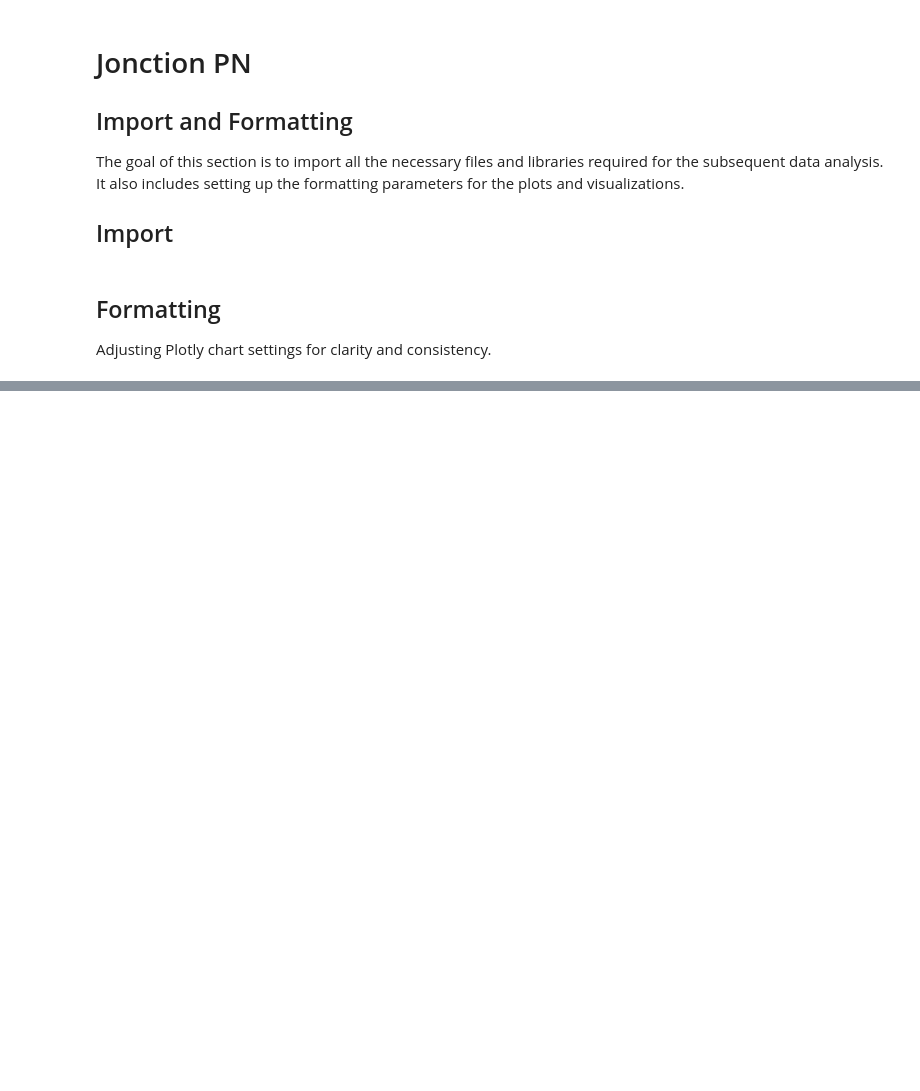
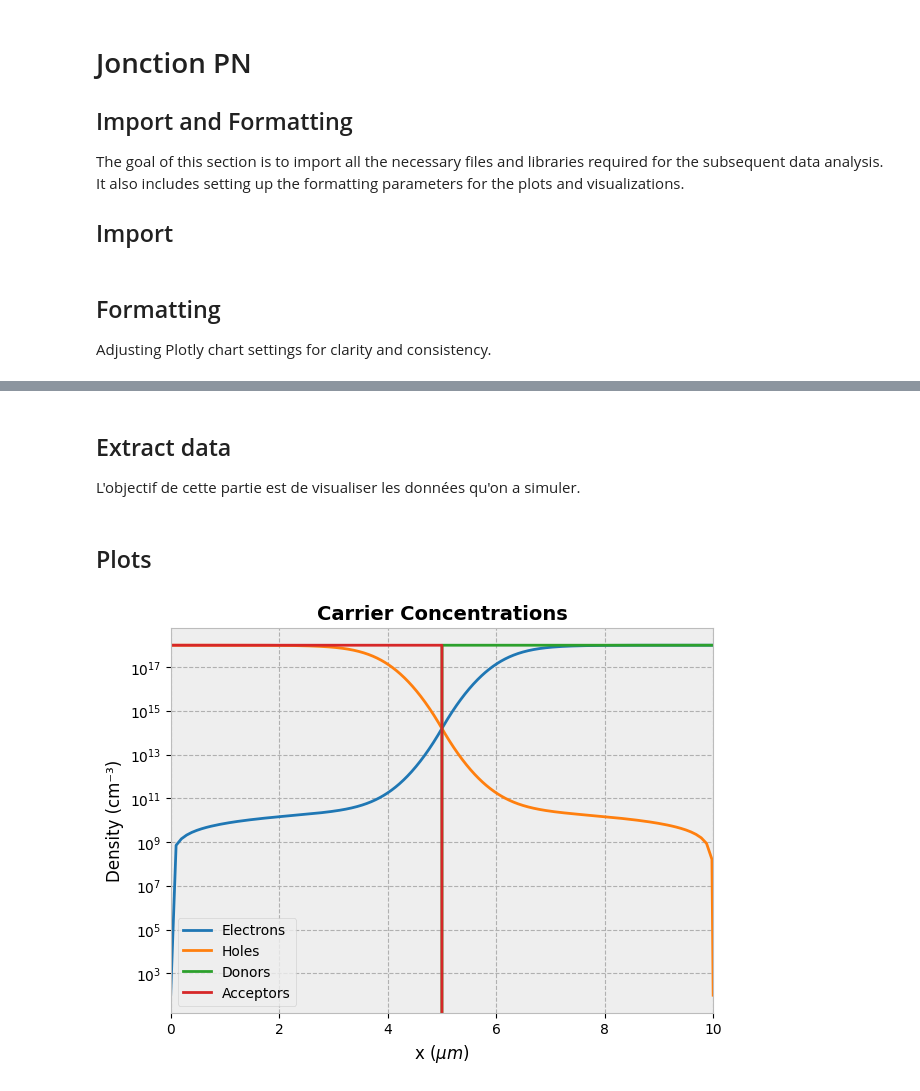
Before and after one commit to choucadieux/electronique_book, a Jupyter notebook: Logicol/Jonction_PN.ipynb, the cells around one changed output, grey strips where cells are left out. Cells and saved outputs as stored; diff of their text form; code cells hidden in the pictures; blank space fills up the shorter version.

```diff
--- a/Logicol/Jonction_PN.ipynb
+++ b/Logicol/Jonction_PN.ipynb
@@ -260,0 +814,34 @@ error: Convergence failure!
+# %% [markdown]
+## Extract data
+
+L'objectif de cette partie est de visualiser les données qu'on a simuler.
+# %%
+# ============================================================
+# Data Extraction — Node Positions
+# ============================================================
+x = get_node_model_values(
+    device=device,
+    region=region,
+    name="x"
+)
+# %% [markdown]
+## Plots
+# %%
+# ============================================================
+# Carrier Density Plots
+# ============================================================
+fields = ("Electrons", "Holes", "Donors", "Acceptors")
+
+plt.figure(figsize=(7,5))
+for field in fields:
+    y = get_node_model_values(device=device, region=region, name=field)
+    plt.semilogy(np.array(x)*1e6, y, label=field)
+
+plt.title("Carrier Concentrations", fontsize=14, weight="bold")
+plt.xlabel("x ($\mu m$)")
+plt.xlim(0, 10)
+plt.ylabel("Density (cm⁻³)")
+plt.legend()
+plt.show()
+# %% [output]
+[figure, added]
```
Also changed, not shown: parts of 42 cells of this notebook, 6 other files.
